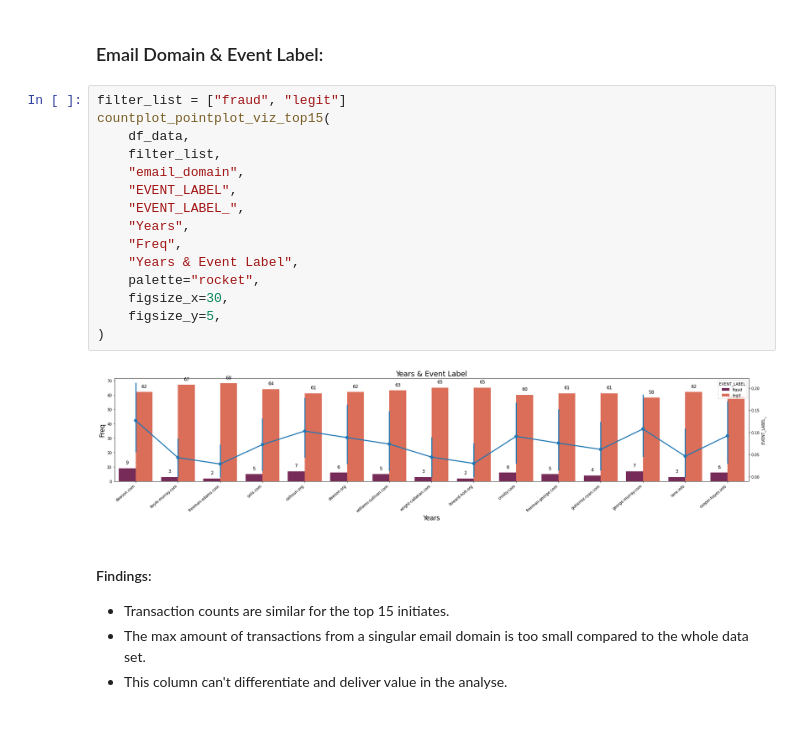
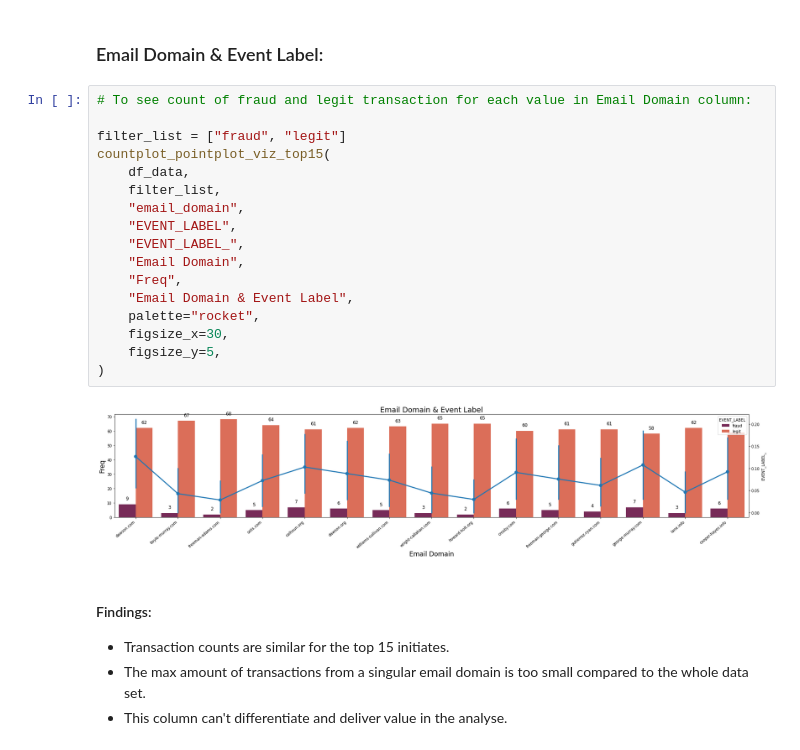
Before and after one commit to ElifKarakutukDinc/Fraud_Analytics_Case_Study, a Jupyter notebook: EDA.ipynb, the cells around one changed output. Drawn from its saved outputs; the diff is of its cells as text.

```diff
--- a/EDA.ipynb
+++ b/EDA.ipynb
@@ -706,22 +710,24 @@ countplot_pointplot_viz_top15(
 # %% [markdown]
 ### Email Domain & Event Label:
 # %%
+# To see count of fraud and legit transaction for each value in Email Domain column:
+
 filter_list = ["fraud", "legit"]
 countplot_pointplot_viz_top15(
     df_data,
     filter_list,
     "email_domain",
     "EVENT_LABEL",
     "EVENT_LABEL_",
-    "Years",
+    "Email Domain",
     "Freq",
-    "Years & Event Label",
+    "Email Domain & Event Label",
     palette="rocket",
     figsize_x=30,
     figsize_y=5,
 )
 # %% [output]
-[figure, old version]
+[figure, new version]
 # %% [markdown]
 #### Findings:
 * Transaction counts are similar for the top 15 initiates.
```
Also changed, not shown: parts of 8 cells of this notebook.
